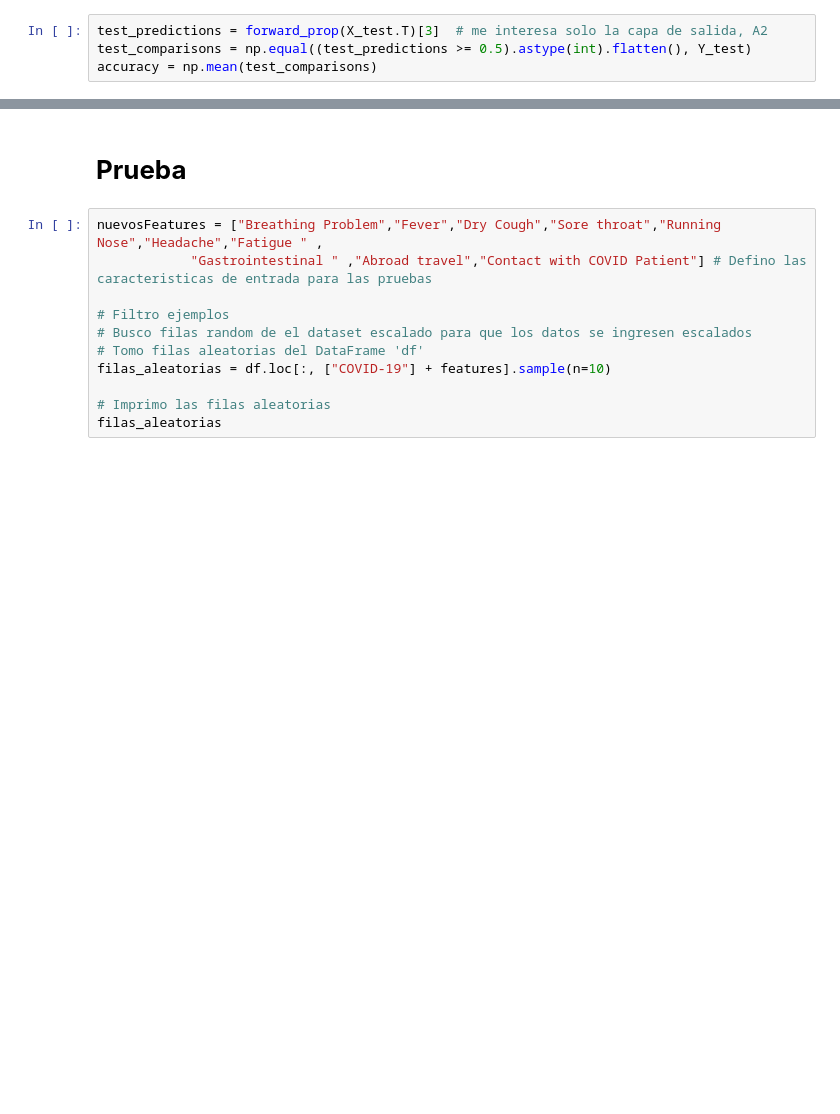
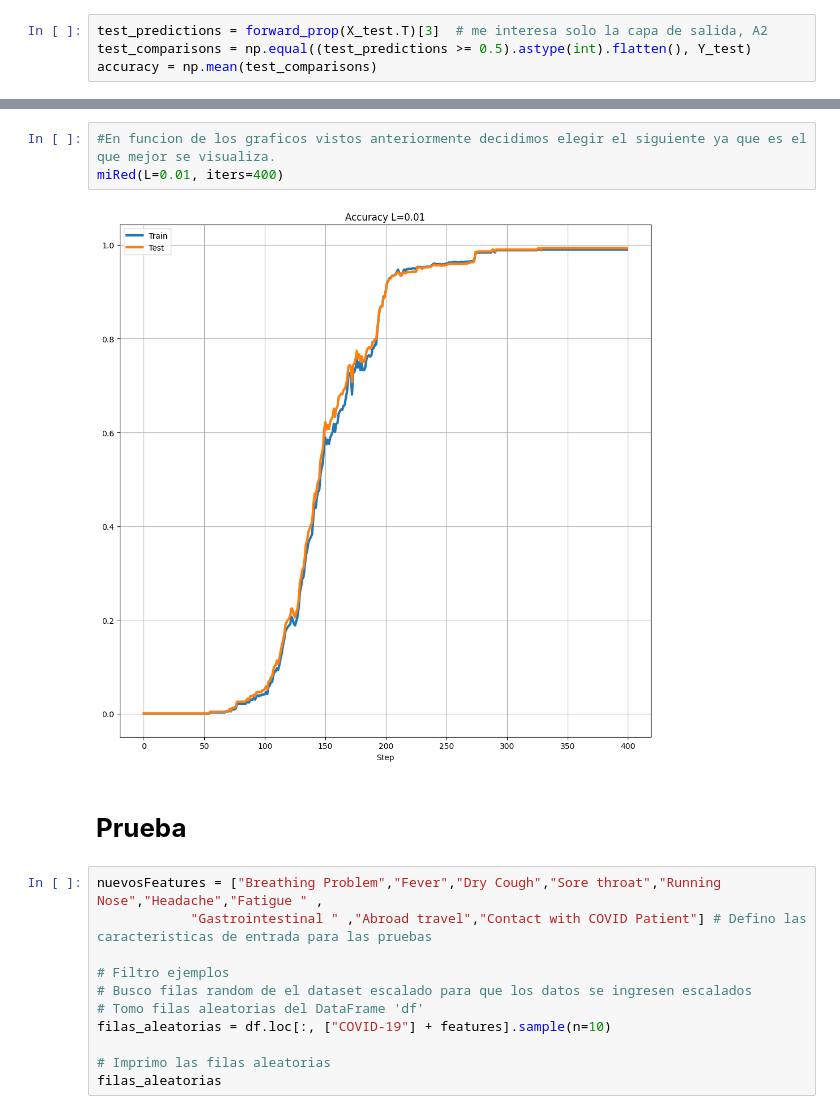
Before and after one commit to ValentinoSalguero/Portfolio, a Jupyter notebook: TP RED NEURONAL REEVES_SALGUERO/Tp_Final_Mate_III_Reeves_Salguero.ipynb, the cells around one changed output, grey strips where cells are left out. Cells and saved outputs as stored; diff of their text form; blank space fills up the shorter version.

```diff
--- a/TP RED NEURONAL REEVES_SALGUERO/Tp_Final_Mate_III_Reeves_Salguero.ipynb
+++ b/TP RED NEURONAL REEVES_SALGUERO/Tp_Final_Mate_III_Reeves_Salguero.ipynb
@@ -507,3 +640,8 @@ Accuracy: 91.17%
+# %%
+#En funcion de los graficos vistos anteriormente decidimos elegir el siguiente ya que es el que mejor se visualiza.
+miRed(L=0.01, iters=400)
+# %% [output]
+[figure, added]
 # %% [markdown]
 # **Prueba**
 # %%
```
Also changed, not shown: parts of 16 cells of this notebook.
